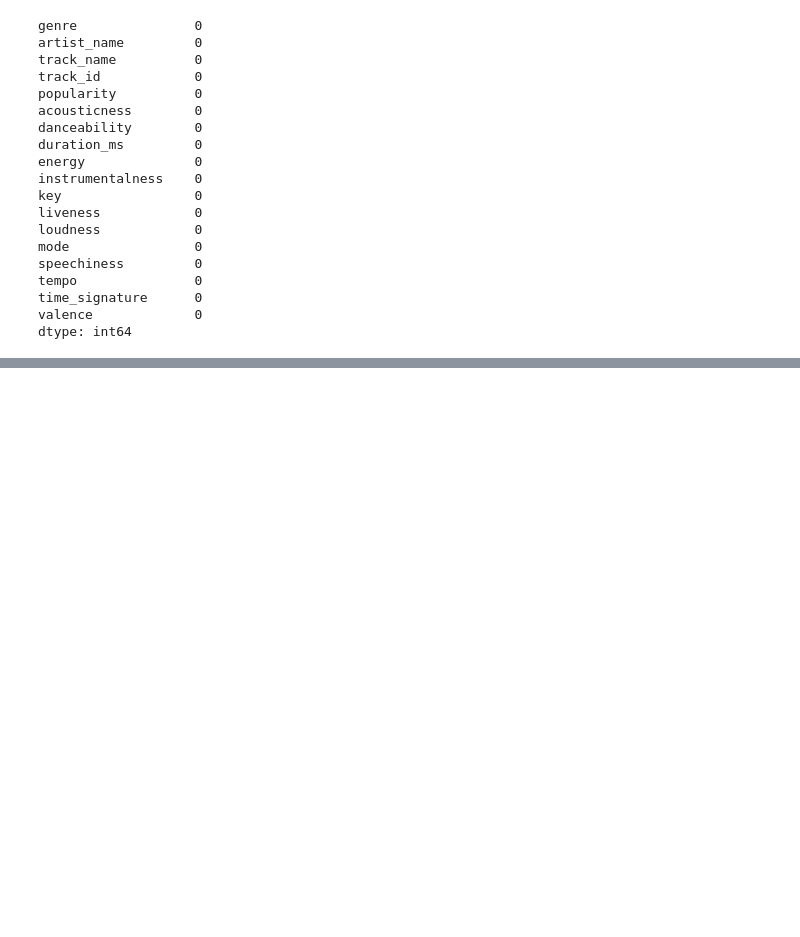
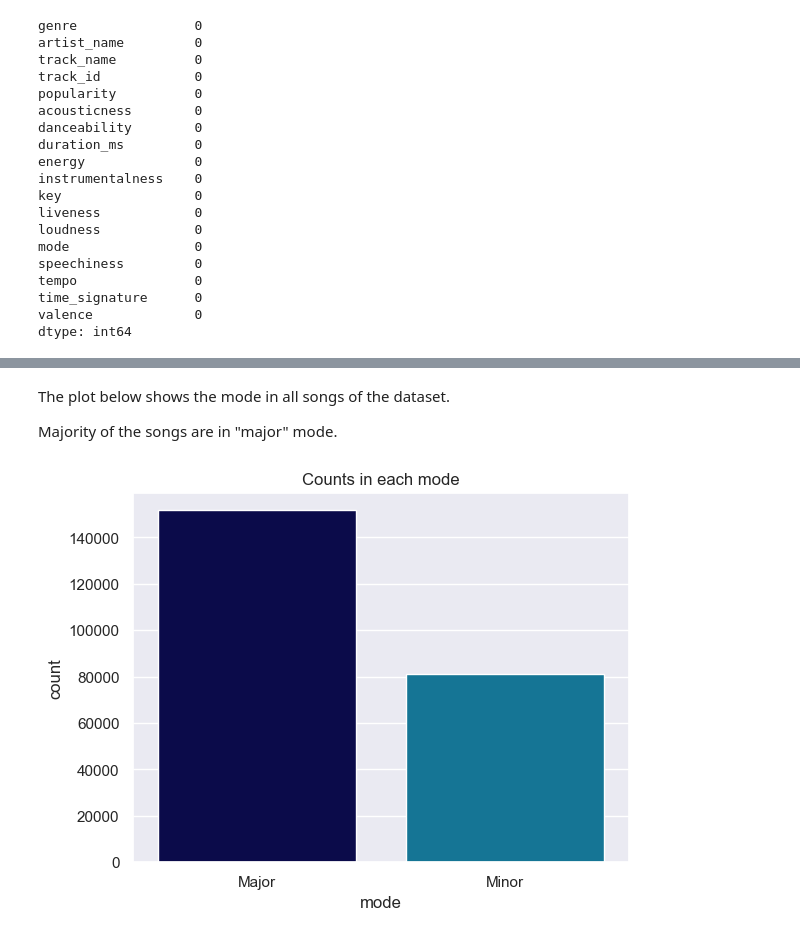
Before and after one commit to tanvi-jain3/SC1015-Song-Genre-Classification, a Jupyter notebook: Data Science Mini_Project.ipynb, the cells around one changed output, grey strips where cells are left out. Cells and saved outputs as stored; diff of their text form; code cells hidden in the pictures; blank space fills up the shorter version.

```diff
--- a/Data Science Mini_Project.ipynb
+++ b/Data Science Mini_Project.ipynb
@@ -118,0 +189,8 @@ Index(['genre', 'artist_name', 'track_name', 'track_id', 'popularity',
+# %% [markdown]
+The plot below shows the mode in all songs of the dataset.
+
+Majority of the songs are in "major" mode.
+# %%
+plot_counts("mode")
+# %% [output]
+[figure, added]
```
Also changed, not shown: parts of 26 cells of this notebook.
